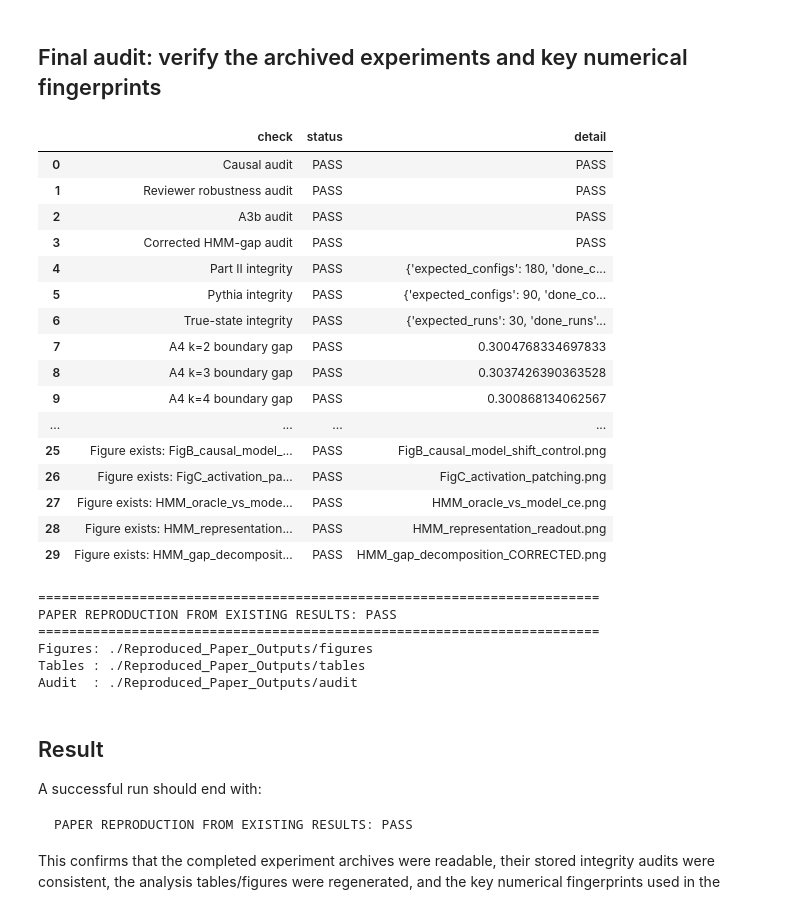
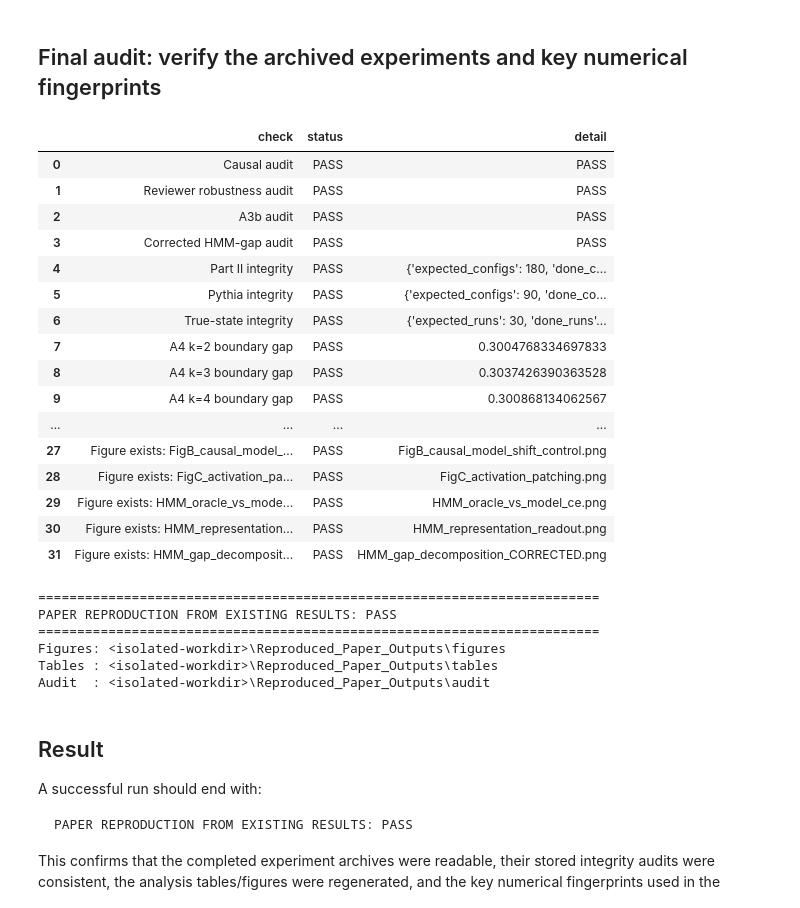
Before and after one commit to ecdlschool-bit/transformer-context-sufficiency, a Jupyter notebook: reproduce_paper_executed.ipynb, the cells around one changed output. Saved outputs shown, nothing was run; the diff lists cells and outputs as text; code cells hidden in the pictures.

Commit message:
Verify archived paper reproduction in an isolated CPU environment

```diff
--- a/reproduce_paper_executed.ipynb
+++ b/reproduce_paper_executed.ipynb
@@ -800,14 +799,14 @@ add("True-state integrity",true_audit.get("done_runs")==true_audit.get("expected
 
 # Key paper numerical fingerprints
 a4_lookup=a4.set_index("k")
-add("A4 k=2 boundary gap",np.isclose(a4_lookup.loc[2,"gap_mean"],0.300477,atol=5e-6),a4_lookup.loc[2,"gap_mean"])
-add("A4 k=3 boundary gap",np.isclose(a4_lookup.loc[3,"gap_mean"],0.303743,atol=5e-6),a4_lookup.loc[3,"gap_mean"])
-add("A4 k=4 boundary gap",np.isclose(a4_lookup.loc[4,"gap_mean"],0.300868,atol=5e-6),a4_lookup.loc[4,"gap_mean"])
+add("A4 k=2 boundary gap",np.isclose(a4_lookup.loc[2,"gap_mean"],0.300477,rtol=0,atol=5e-6),a4_lookup.loc[2,"gap_mean"])
+add("A4 k=3 boundary gap",np.isclose(a4_lookup.loc[3,"gap_mean"],0.303743,rtol=0,atol=5e-6),a4_lookup.loc[3,"gap_mean"])
+add("A4 k=4 boundary gap",np.isclose(a4_lookup.loc[4,"gap_mean"],0.300868,rtol=0,atol=5e-6),a4_lookup.loc[4,"gap_mean"])
 
 a1_lookup=a1.set_index("k")
-add("A1 k=2 supported gain",np.isclose(a1_lookup.loc[2,"supported_gain_mean"],0.771175,atol=5e-6),a1_lookup.loc[2,"supported_gain_mean"])
-add("A1 k=3 supported gain",np.isclose(a1_lookup.loc[3,"supported_gain_mean"],0.751429,atol=5e-6),a1_lookup.loc[3,"supported_gain_mean"])
-add("A1 k=4 supported gain",np.isclose(a1_lookup.loc[4,"supported_gain_mean"],0.721981,atol=5e-6),a1_lookup.loc[4,"supported_gain_mean"])
+add("A1 k=2 supported gain",np.isclose(a1_lookup.loc[2,"supported_gain_mean"],0.771175,rtol=0,atol=5e-6),a1_lookup.loc[2,"supported_gain_mean"])
+add("A1 k=3 supported gain",np.isclose(a1_lookup.loc[3,"supported_gain_mean"],0.751429,rtol=0,atol=5e-6),a1_lookup.loc[3,"supported_gain_mean"])
+add("A1 k=4 supported gain",np.isclose(a1_lookup.loc[4,"supported_gain_mean"],0.721981,rtol=0,atol=5e-6),a1_lookup.loc[4,"supported_gain_mean"])
 
 gap_lookup=gap_summary.set_index("L")
 for L,ref in {2:6.646039e-4,4:5.411595e-5,8:4.774972e-7,16:5.761106e-11}.items():
@@ -815,6 +814,8 @@ for L,ref in {2:6.646039e-4,4:5.411595e-5,8:4.774972e-7,16:5.761106e-11}.items()
 
 # Output existence
 expected_figs=[
+    "A4_boundary_gap_reproduced.png",
+    "A3b_stationary_mass_coverage_reproduced.png",
     "Fig1_part1_information_decomposition_REVISED.png",
     "Fig2_part2_state_recovery_threshold_REVISED.png",
     "Fig3_part2_predictive_readout_gap_REVISED.png",
@@ -832,44 +833,47 @@ expected_figs=[
 for f in expected_figs:
     add("Figure exists: "+f,(FIG_DIR/f).exists(),f)
 
 audit_df=pd.DataFrame(checks)
 display(audit_df)
 overall=(audit_df["status"]=="PASS").all()
 
 audit_payload={"status":"PASS" if overall else "FAIL","checks":checks}
 (AUDIT_DIR/"reproduction_audit.json").write_text(json.dumps(audit_payload,indent=2),encoding="utf-8")
 audit_df.to_csv(AUDIT_DIR/"reproduction_audit.csv",index=False)
 
 print("\n"+"="*72)
 print("PAPER REPRODUCTION FROM EXISTING RESULTS:", "PASS" if overall else "FAIL")
 print("="*72)
 print("Figures:", FIG_DIR)
 print("Tables :", TABLE_DIR)
 print("Audit  :", AUDIT_DIR)
+
+if not overall:
+    raise RuntimeError("Paper numerical audit failed; inspect reproduction_audit.json")
 # %% [output]
 |  | check | status | detail |
 | 0 | Causal audit | PASS | PASS |
 | 1 | Reviewer robustness audit | PASS | PASS |
 | 2 | A3b audit | PASS | PASS |
 | 3 | Corrected HMM-gap audit | PASS | PASS |
 | 4 | Part II integrity | PASS | {'expected_configs': 180, 'done_c... |
 | 5 | Pythia integrity | PASS | {'expected_configs': 90, 'done_co... |
 | 6 | True-state integrity | PASS | {'expected_runs': 30, 'done_runs'... |
 | 7 | A4 k=2 boundary gap | PASS | 0.3004768334697833 |
 | 8 | A4 k=3 boundary gap | PASS | 0.3037426390363528 |
 | 9 | A4 k=4 boundary gap | PASS | 0.300868134062567 |
 | ... | ... | ... | ... |
-| 25 | Figure exists: FigB_causal_model_... | PASS | FigB_causal_model_shift_control.png |
-| 26 | Figure exists: FigC_activation_pa... | PASS | FigC_activation_patching.png |
-| 27 | Figure exists: HMM_oracle_vs_mode... | PASS | HMM_oracle_vs_model_ce.png |
-| 28 | Figure exists: HMM_representation... | PASS | HMM_representation_readout.png |
-| 29 | Figure exists: HMM_gap_decomposit... | PASS | HMM_gap_decomposition_CORRECTED.png |
+| 27 | Figure exists: FigB_causal_model_... | PASS | FigB_causal_model_shift_control.png |
+| 28 | Figure exists: FigC_activation_pa... | PASS | FigC_activation_patching.png |
+| 29 | Figure exists: HMM_oracle_vs_mode... | PASS | HMM_oracle_vs_model_ce.png |
+| 30 | Figure exists: HMM_representation... | PASS | HMM_representation_readout.png |
+| 31 | Figure exists: HMM_gap_decomposit... | PASS | HMM_gap_decomposition_CORRECTED.png |
 ========================================================================
 PAPER REPRODUCTION FROM EXISTING RESULTS: PASS
 ========================================================================
-Figures: ./Reproduced_Paper_Outputs/figures
-Tables : ./Reproduced_Paper_Outputs/tables
-Audit  : ./Reproduced_Paper_Outputs/audit
+Figures: <isolated-workdir>\Reproduced_Paper_Outputs\figures
+Tables : <isolated-workdir>\Reproduced_Paper_Outputs\tables
+Audit  : <isolated-workdir>\Reproduced_Paper_Outputs\audit
 # %% [markdown]
 ## Result
 
```
Also changed, not shown: parts of 5 cells of this notebook, 27 other files.
